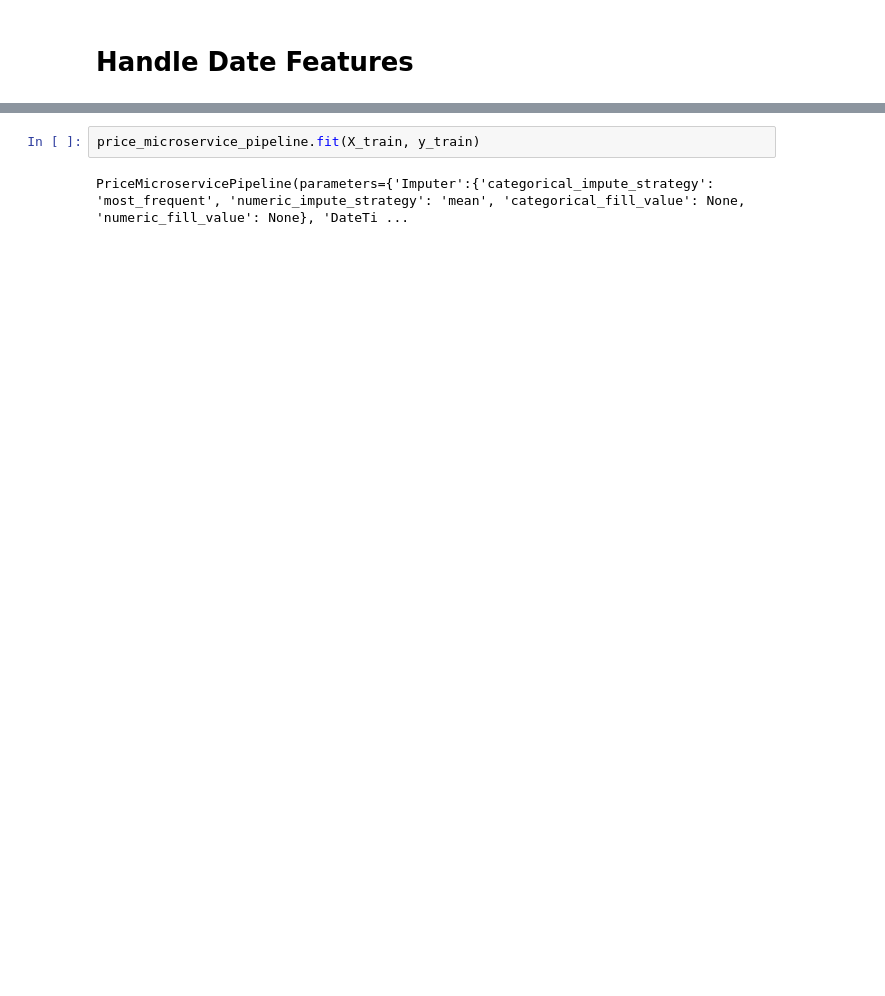
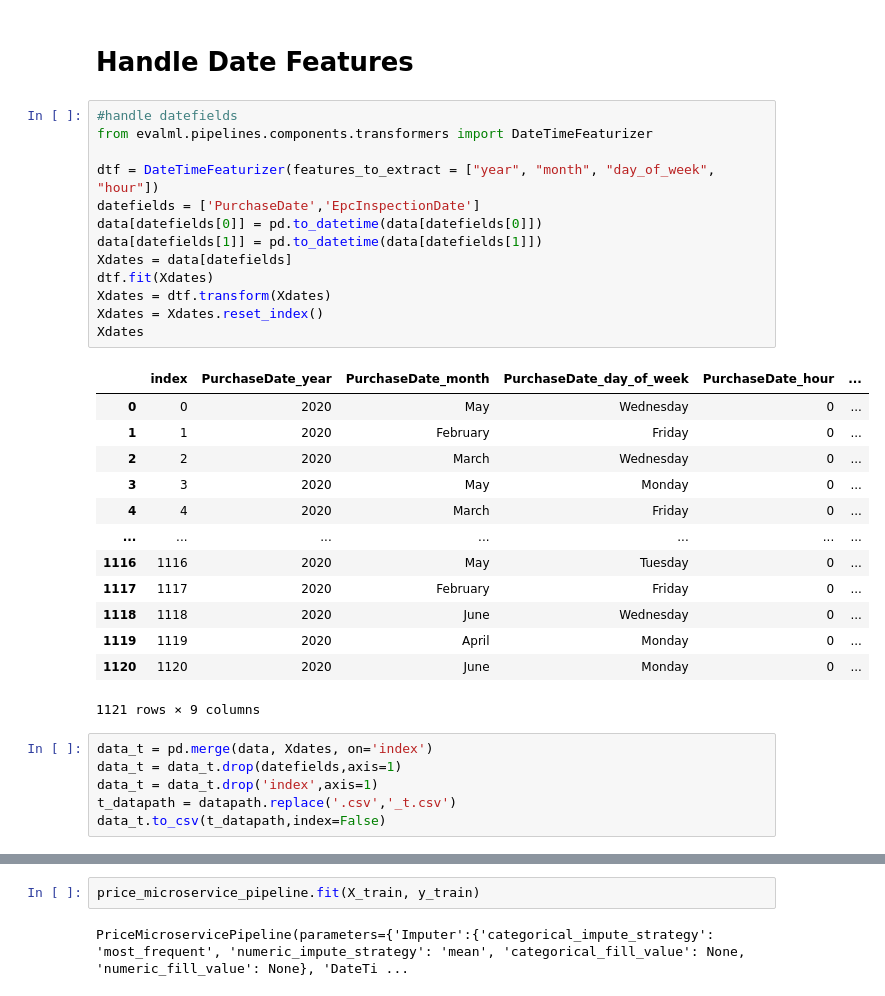
Before and after one commit to BlockchainClimateInstitute/microservice_price, a Jupyter notebook: notebooks/AVM/1.1-mc-avm-pipeline.ipynb, the cells around one changed output, grey strips where cells are left out. Drawn from its saved outputs; the diff is of its cells as text; blank space fills up the shorter version.

```diff
--- a/notebooks/AVM/1.1-mc-avm-pipeline.ipynb
+++ b/notebooks/AVM/1.1-mc-avm-pipeline.ipynb
@@ -140,2 +75,35 @@ X
 # %% [markdown]
 # Handle Date Features
+# %%
+#handle datefields
+from evalml.pipelines.components.transformers import DateTimeFeaturizer
+
+dtf = DateTimeFeaturizer(features_to_extract = ["year", "month", "day_of_week", "hour"])
+datefields = ['PurchaseDate','EpcInspectionDate']
+data[datefields[0]] = pd.to_datetime(data[datefields[0]])
+data[datefields[1]] = pd.to_datetime(data[datefields[1]])
+Xdates = data[datefields]
+dtf.fit(Xdates)
+Xdates = dtf.transform(Xdates)
+Xdates = Xdates.reset_index()
+Xdates
+# %% [output]
+|  | index | PurchaseDate_year | PurchaseDate_month | PurchaseDate_day_of_week | PurchaseDate_hour | ... |
+| 0 | 0 | 2020 | May | Wednesday | 0 | ... |
+| 1 | 1 | 2020 | February | Friday | 0 | ... |
+| 2 | 2 | 2020 | March | Wednesday | 0 | ... |
+| 3 | 3 | 2020 | May | Monday | 0 | ... |
+| 4 | 4 | 2020 | March | Friday | 0 | ... |
+| ... | ... | ... | ... | ... | ... | ... |
+| 1116 | 1116 | 2020 | May | Tuesday | 0 | ... |
+| 1117 | 1117 | 2020 | February | Friday | 0 | ... |
+| 1118 | 1118 | 2020 | June | Wednesday | 0 | ... |
+| 1119 | 1119 | 2020 | April | Monday | 0 | ... |
+| 1120 | 1120 | 2020 | June | Monday | 0 | ... |
+1121 rows × 9 columns
+# %%
+data_t = pd.merge(data, Xdates, on='index')
+data_t = data_t.drop(datefields,axis=1)
+data_t = data_t.drop('index',axis=1)
+t_datapath = datapath.replace('.csv','_t.csv')
+data_t.to_csv(t_datapath,index=False)
```
Also changed, not shown: parts of 19 cells of this notebook, 2 other files.
